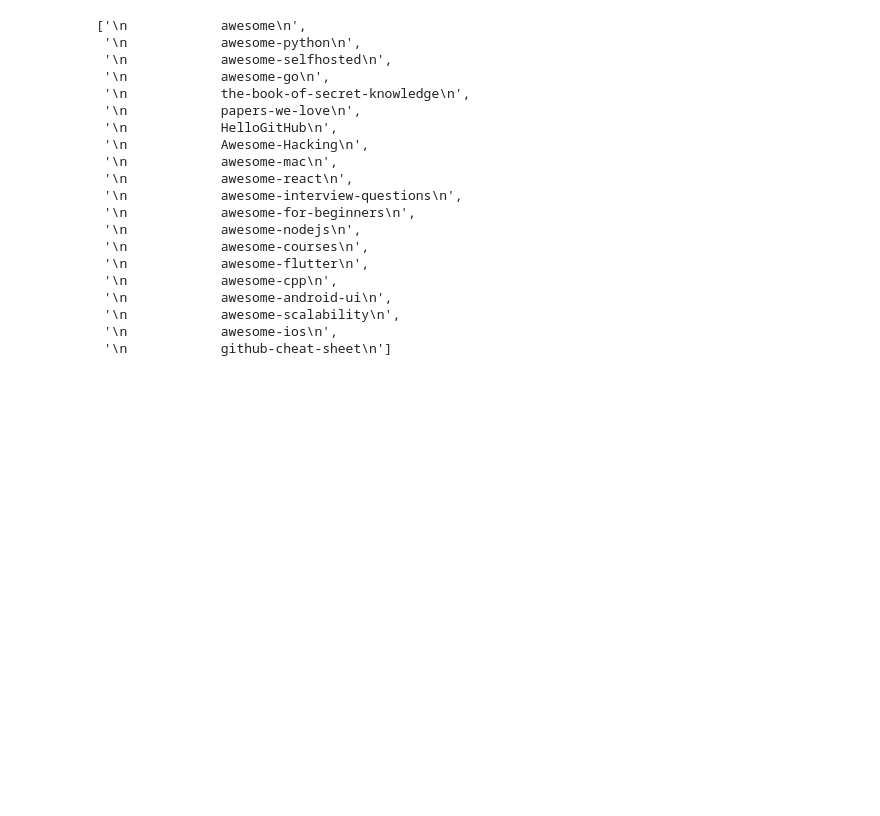
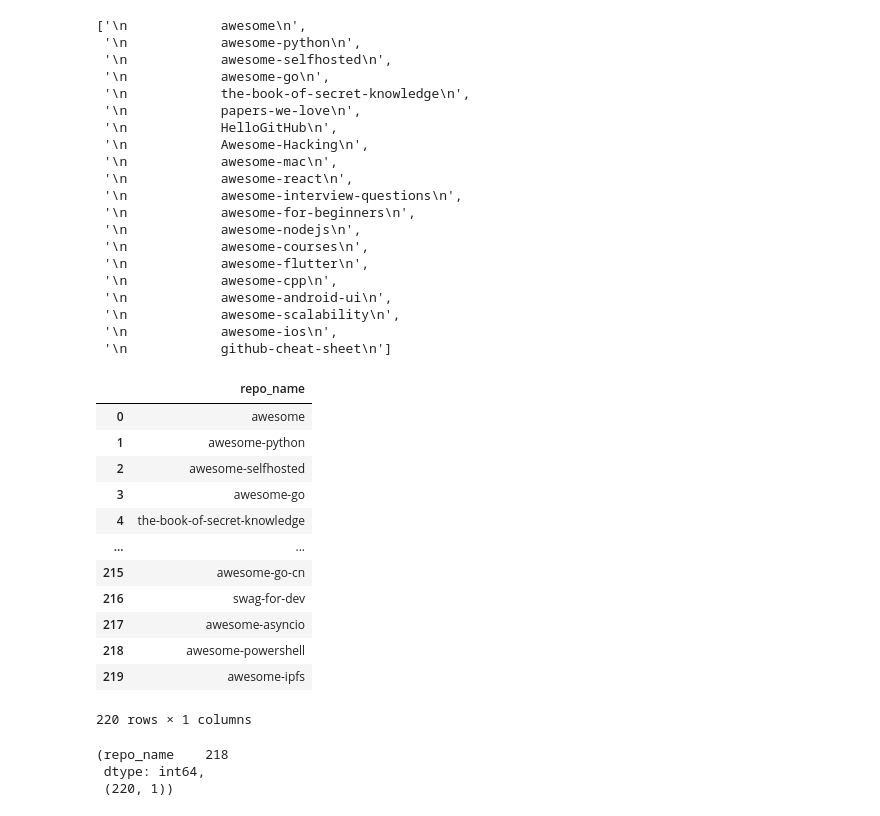
Before and after one commit to projectlanguagepredictor/nlp_launch, a Jupyter notebook: ali_explore.ipynb, the cells around one changed output. Saved outputs shown, nothing was run; the diff lists cells and outputs as text; code cells hidden in the pictures; blank space fills up the shorter version.

```diff
--- a/ali_explore.ipynb
+++ b/ali_explore.ipynb
@@ -122,0 +171,23 @@ repo_names
+# %%
+df = pd.DataFrame(click_data, columns={'repo_name'})
+df
+# %% [output]
+|  | repo_name |
+| 0 | awesome |
+| 1 | awesome-python |
+| 2 | awesome-selfhosted |
+| 3 | awesome-go |
+| 4 | the-book-of-secret-knowledge |
+| ... | ... |
+| 215 | awesome-go-cn |
+| 216 | swag-for-dev |
+| 217 | awesome-asyncio |
+| 218 | awesome-powershell |
+| 219 | awesome-ipfs |
+220 rows × 1 columns
+# %%
+df.nunique(), df.shape
+# %% [output]
+(repo_name    218
+ dtype: int64,
+ (220, 1))
```
Also changed, not shown: parts of 3 cells of this notebook.
